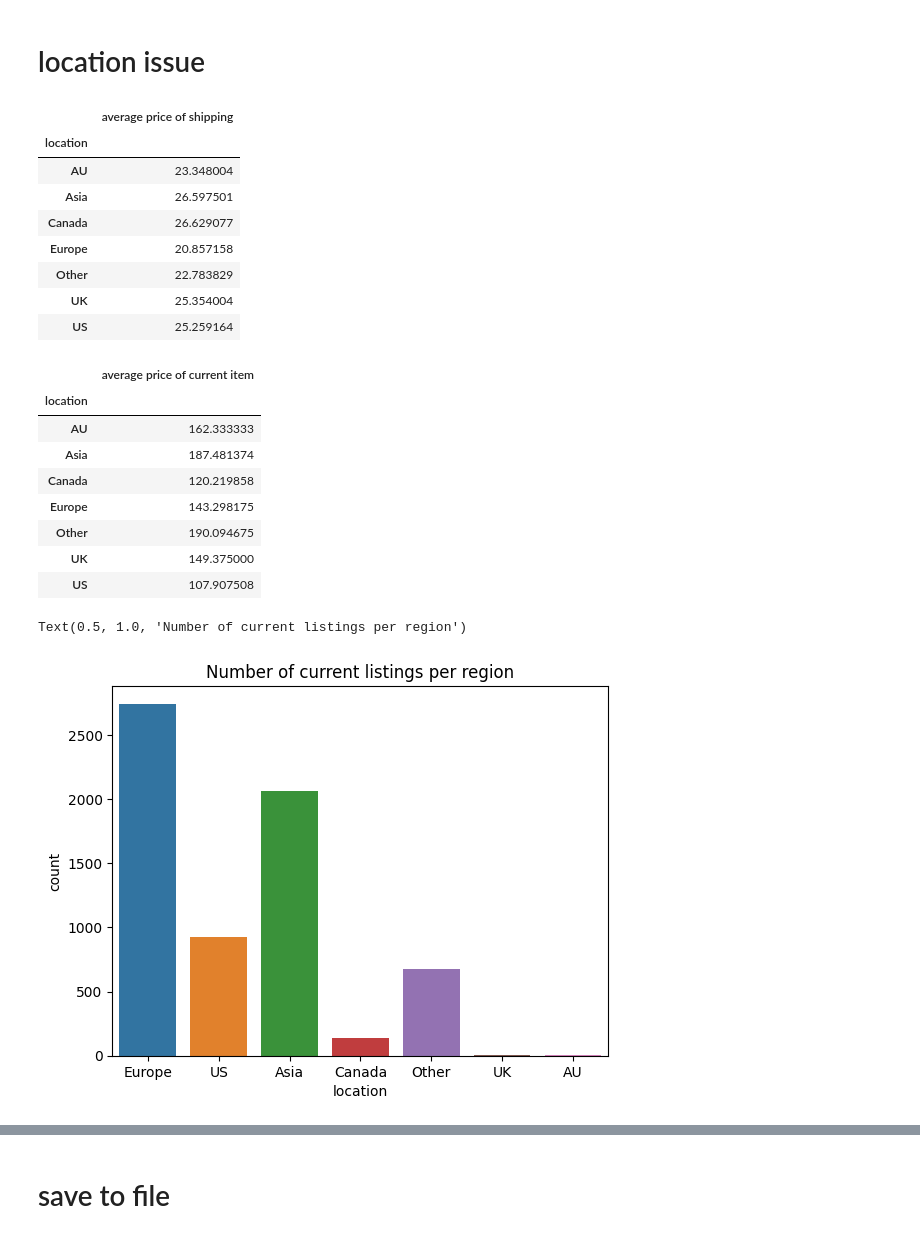
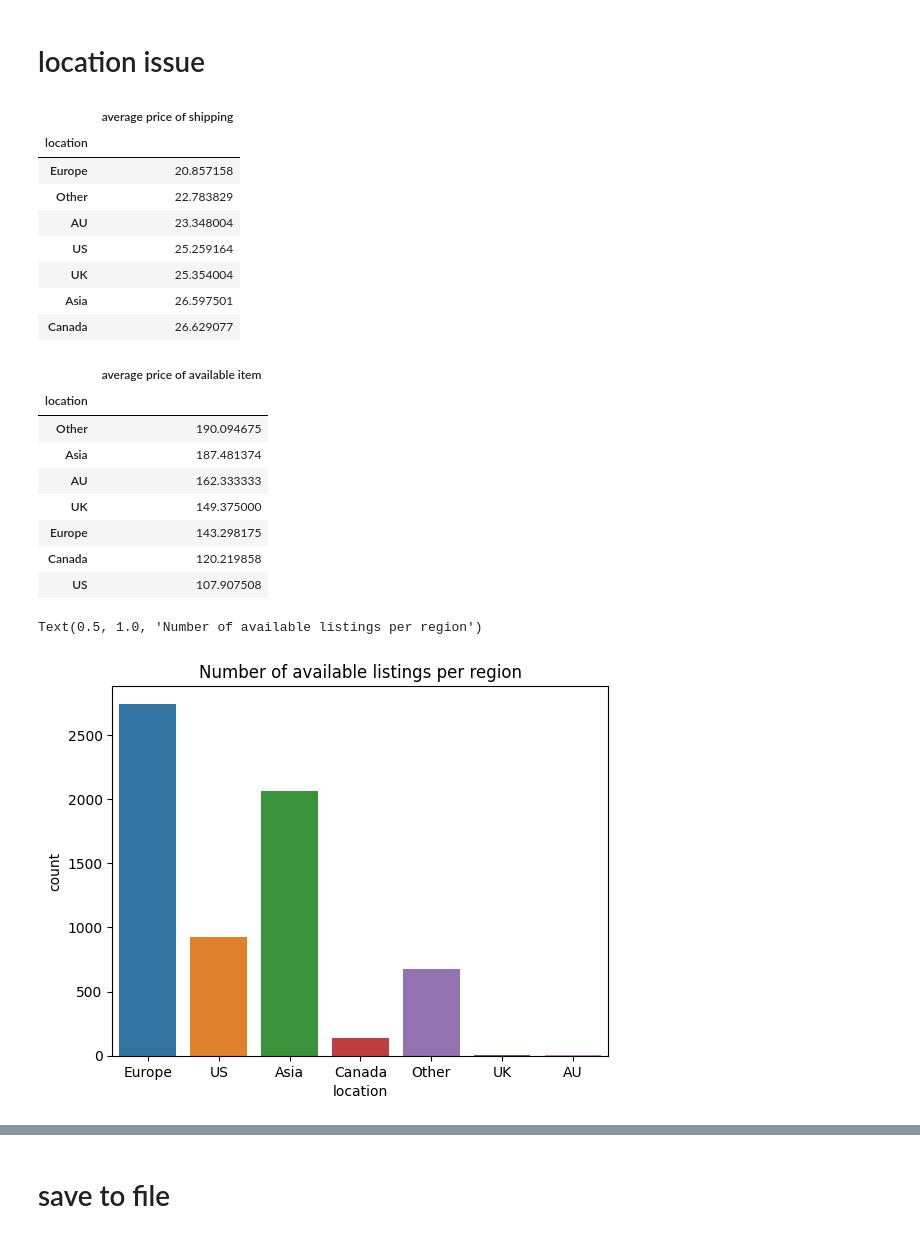
Before and after one commit to kgudalewski/grailed_sales_analysis, a Jupyter notebook: Grailed_data_initial_analysis.ipynb, the cells around one changed output, grey strips where cells are left out. Cells and saved outputs as stored; diff of their text form; code cells hidden in the pictures.

Commit message:
Added solution of location issue

```diff
--- a/Grailed_data_initial_analysis.ipynb
+++ b/Grailed_data_initial_analysis.ipynb
@@ -821,8 +821,6 @@ df_factors
 # %% [markdown]
 Average price for sold listings is lower when measurements are added to the lsitings , so there's a conclusion that better is not to add measuremetns to the lsitings.
 Additionally, adding measurements hasn't got any impact on potential in total, listings with or without measurements are equal in this situation
-# %%
-df = df.drop(columns=["measurements"])
 # %% [markdown]
 # num_of_tags issue
 # %%
@@ -958,8 +956,6 @@ Correlation between number of tags and average price of sold listings :
 | avg_sold_price | 0.909723 | 1.000000 |
 # %% [markdown]
 It reveals that it is worth to adding 7,8,9,10 or 0 tags. But looking only at the lineplot,which shows how average price for sold listings looks like and on the correlations matrix, it may seem that it is definitely more profitable add 7,8,9 or 10 tags than no tags
-# %%
-df = df.drop(columns=["num_of_tags"])
 # %% [markdown]
 # num_of_photo issue
 # %%
@@ -1113,32 +1109,32 @@ Correlation between number of tags and average price of sold listings :
 # %% [markdown]
 # location issue
 # %%
-pd.DataFrame(df.groupby(by="location").shipping_price.mean()).rename(columns = {"shipping_price" : "average price of shipping"})
+pd.DataFrame(df.groupby(by="location").shipping_price.mean()).rename(columns = {"shipping_price" : "average price of shipping"}).sort_values(by="average price of shipping")
 # %% [output]
 |  | average price of shipping |
 | location |  |
+| Europe | 20.857158 |
+| Other | 22.783829 |
 | AU | 23.348004 |
+| US | 25.259164 |
+| UK | 25.354004 |
 | Asia | 26.597501 |
 | Canada | 26.629077 |
-| Europe | 20.857158 |
-| Other | 22.783829 |
-| UK | 25.354004 |
-| US | 25.259164 |
 # %%
-pd.DataFrame(df.groupby(by="location").price.mean()).rename(columns = {"price" : "average price of current item"})
+pd.DataFrame(df.groupby(by="location").price.mean()).rename(columns = {"price" : "average price of available item"}).sort_values(by="average price of available item",ascending = False)
 # %% [output]
-|  | average price of current item |
+|  | average price of available item |
 | location |  |
+| Other | 190.094675 |
+| Asia | 187.481374 |
 | AU | 162.333333 |
-| Asia | 187.481374 |
+| UK | 149.375000 |
+| Europe | 143.298175 |
 | Canada | 120.219858 |
-| Europe | 143.298175 |
-| Other | 190.094675 |
-| UK | 149.375000 |
 | US | 107.907508 |
 # %%
 sns.countplot(data=df,x="location")
-plt.title("Number of current listings per region")
+plt.title("Number of available listings per region")
 # %% [output]
-Text(0.5, 1.0, 'Number of current listings per region')
+Text(0.5, 1.0, 'Number of available listings per region')
-[figure, old version]
+[figure, new version]
```
Also changed, not shown: parts of 1 cell of this notebook.
